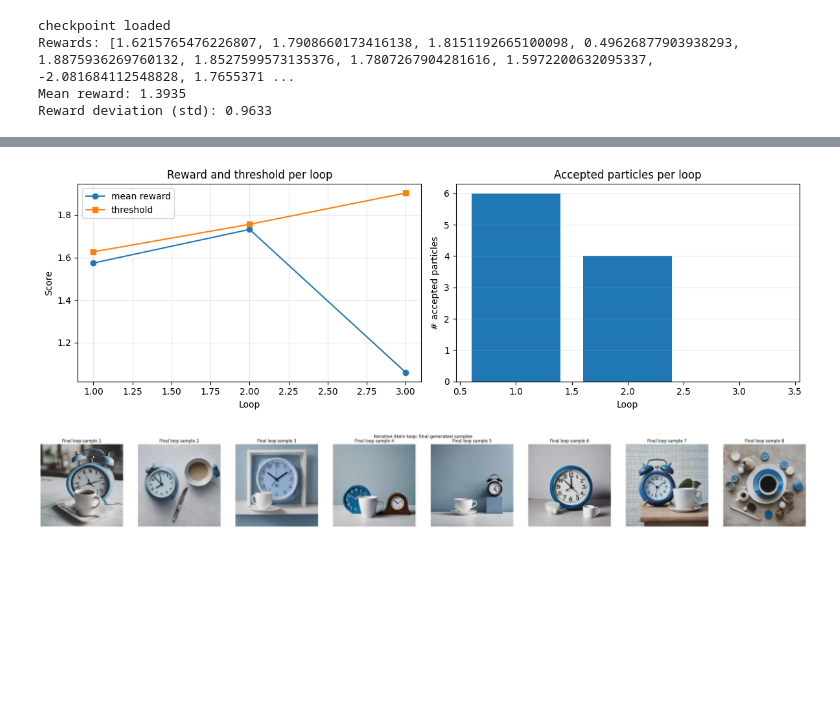
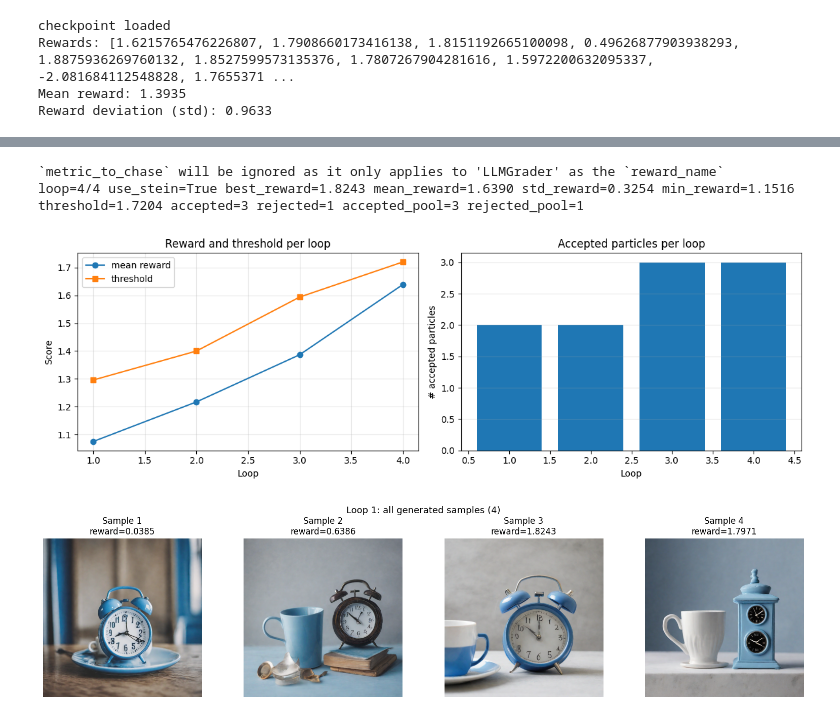
Before and after one commit to NhuGiap04/Fk-Diffusion-Steering, a Jupyter notebook: Evolve_Steering.ipynb, the cells around one changed output, grey strips where cells are left out. Drawn from its saved outputs; the diff is of its cells as text; code cells hidden in the pictures; blank space fills up the shorter version.

```diff
--- a/Evolve_Steering.ipynb
+++ b/Evolve_Steering.ipynb
@@ -113,9 +118,48 @@ Rewards: [1.6215765476226807, 1.7908660173416138, 1.8151192665100098, 0.49626877
 Mean reward: 1.3935
 Reward deviation (std): 0.9633
 # %%
+import math
 import numpy as np
 import matplotlib.pyplot as plt
 from evolve_diffusers.steer_pipeline import iterative_sample_with_stein
+
+
+def _show_loop_images(images, rewards=None, loop_num=1, cols=4):
+    """Display all images for a single loop in a grid."""
+    n = len(images)
+    if n == 0:
+        print(f"Loop {loop_num}: no images to display.")
+        return
+
+    cols = min(cols, n)
+    rows = math.ceil(n / cols)
+    fig, axes = plt.subplots(rows, cols, figsize=(4 * cols, 4 * rows))
+
+    # Normalize axes handling for any rows/cols shape
+    if rows == 1 and cols == 1:
+        axes = np.array([[axes]])
+    elif rows == 1:
+        axes = np.array([axes])
+    elif cols == 1:
+        axes = np.array([[ax] for ax in axes])
+
+    for i in range(rows * cols):
+        r, c = divmod(i, cols)
+        ax = axes[r, c]
+
+        if i < n:
+            ax.imshow(images[i])
+            ax.axis("off")
+            if rewards is not None and i < len(rewards):
+                ax.set_title(f"Sample {i + 1}\nreward={float(rewards[i]):.4f}")
+            else:
+                ax.set_title(f"Sample {i + 1}")
+        else:
+            ax.axis("off")
+
+    fig.suptitle(f"Loop {loop_num}: all generated samples ({n})", fontsize=13)
+    fig.tight_layout()
+    plt.show()
 
 
 def iterative_stein_loop(
@@ -134,10 +178,10 @@ def iterative_stein_loop(
     num_inference_steps=50,
     guidance_scale=5.0,
     guidance_reward_fn="ImageReward",
-    max_images_to_show=4,
     early_stop_epsilon=1e-5,
+    image_grid_cols=4,
 ):
-    """Run iterative Stein steering and display loop-level diagnostics + final images."""
+    """Run iterative Stein steering, show diagnostics, and display all images from each loop."""
     out = iterative_sample_with_stein(
         model=model,
         prompt=prompt,
@@ -178,20 +222,11 @@ def iterative_stein_loop(
     fig.tight_layout()
     plt.show()
 
-    final_images = out["results"][-1].images
-    n = min(max_images_to_show, len(final_images))
-    fig, ax = plt.subplots(1, n, figsize=(4 * n, 4))
-    if n == 1:
-        ax = [ax]
-
-    for i in range(n):
-        ax[i].imshow(final_images[i])
-        ax[i].axis("off")
-        ax[i].set_title(f"Final loop sample {i + 1}")
-
-    fig.suptitle("Iterative Stein loop: final generated samples", fontsize=13)
-    fig.tight_layout()
-    plt.show()
+    # Display ALL images for EACH loop
+    for i, result in enumerate(out["results"], start=1):
+        loop_images = result.images
+        loop_rewards = out["rewards"][i - 1].tolist() if i - 1 < len(out["rewards"]) else None
+        _show_loop_images(loop_images, rewards=loop_rewards, loop_num=i, cols=image_grid_cols)
 
     return out
 
@@ -202,21 +237,25 @@ if "pipe" not in globals():
 loop_out = iterative_stein_loop(
     model=pipe,
     prompt="A photo of a blue clock and a white cup",
-    num_loops=3,
-    num_particles=8,
+    num_loops=4,
+    num_particles=4,
     steer_start_timestep=400,
-    steer_end_timestep=200,
+    steer_end_timestep=150,
     stein_step_size=0.000001,
     stein_rejected_penalty=0.1,
     stein_num_steps=10,
     num_inference_steps=50,
     guidance_scale=5.0,
-    max_images_to_show=16,
+    early_stop_epsilon=1e-5,
+    image_grid_cols=8,  # change to 8 if you want one row for 8 particles
 )
 
 print("Best mean reward:", loop_out["best_mean_reward"])
 print("Best reward:", loop_out["best_reward"])
 print("Std reward:", loop_out["std_reward"])
 print("Num loops returned:", len(loop_out["results"]))
+if "early_stopped" in loop_out:
+    print("Early stopped:", loop_out["early_stopped"])
+    print("Early stop reason:", loop_out.get("early_stop_reason"))
 # %% [output]
 `metric_to_chase` will be ignored as it only applies to 'LLMGrader' as the `reward_name`
@@ -228,2 +269,4 @@ loop=3/3 use_stein=True best_reward=1.8738 mean_reward=1.0592 std_reward=1.3716
+`metric_to_chase` will be ignored as it only applies to 'LLMGrader' as the `reward_name`
+loop=4/4 use_stein=True best_reward=1.8243 mean_reward=1.6390 std_reward=0.3254 min_reward=1.1516 threshold=1.7204 accepted=3 rejected=1 accepted_pool=3 rejected_pool=1
-[figure, old version]
+[figure, new version]
-[figure, old version]
+[figure, new version]
```
Also changed, not shown: parts of 5 cells of this notebook, 6 other files.
